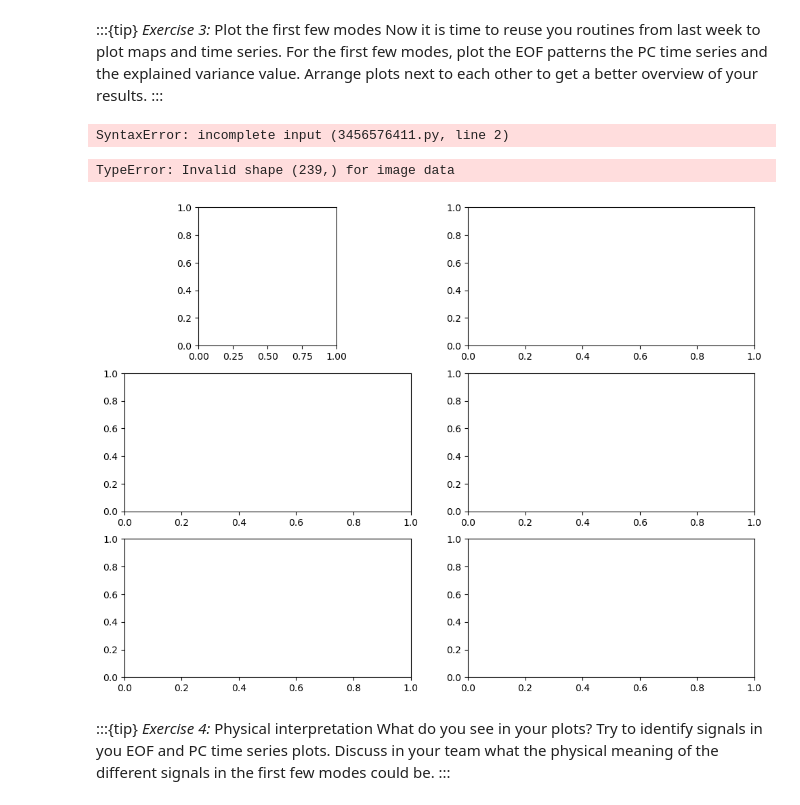
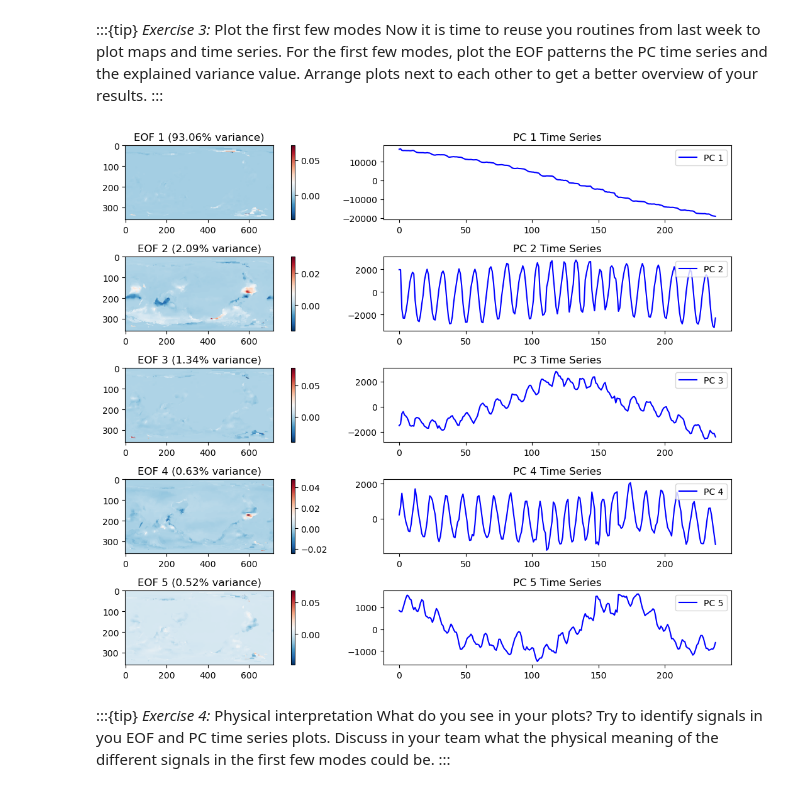
Before and after one commit to faehdy/Space_Data_Kernel, a Jupyter notebook: Grace/Homeworks/Homework_week_2_assignment.ipynb, the cells around one changed output. Drawn from its saved outputs; the diff is of its cells as text; code cells hidden in the pictures.

```diff
--- a/Grace/Homeworks/Homework_week_2_assignment.ipynb
+++ b/Grace/Homeworks/Homework_week_2_assignment.ipynb
@@ -76,7 +76,7 @@ from sklearn.decomposition import PCA
 from netCDF4 import num2date # converts the time variable ni the NetCDF into actual human.readable dates
 # %%
 # LOAD DATA
-file_path = '../../homework1/data/GRCTellus.JPL.200204_202411.GLO.RL06.3M.MSCNv04CRI.nc'
+file_path = '../homework1/data/GRCTellus.JPL.200204_202411.GLO.RL06.3M.MSCNv04CRI.nc'
 
 # Check if the file exists
 if os.path.exists(file_path):
@@ -85,6 +85,6 @@ else:
     raise FileNotFoundError(f"File not found: {file_path}")
 
 # short alternative, without checking the file path:
-mascons = nc.Dataset('../../homework1/data/GRCTellus.JPL.200204_202411.GLO.RL06.3M.MSCNv04CRI.nc')
+mascons = nc.Dataset('../homework1/data/GRCTellus.JPL.200204_202411.GLO.RL06.3M.MSCNv04CRI.nc')
 # %%
 # ARRANGING DATA TASK
@@ -144,35 +145,25 @@ explained_variance = pca.explained_variance_ratio_  # Get explained variance for
 :::{tip} _Exercise 3:_ Plot the first few modes
 Now it is time to reuse you routines from last week to plot maps and time series. For the first few modes, plot the EOF patterns the PC time series and the explained variance value. Arrange plots next to each other to get a better overview of your results.
 :::
-# %%
-print(len(data_centered[0]))
-print(len(data_centered[1])
-# %% [output]
-SyntaxError: incomplete input (3456576411.py, line 2)
 # %%
-
-n_lon = 239
 # Plot first 3 EOFs and their time series
-fig, axes = plt.subplots(3, 2, figsize=(12, 9))  # 3 rows, 2 columns
-
-
-for i in range(3):  # Plot first 3 EOFs and their time series
+fig, axes = plt.subplots(5, 2, figsize=(12, 9))  # 3 rows, 2 columns
+for i in range(5):  # Plot first 3 EOFs and their time series
     # EOF spatial pattern
-    eof_pattern = pca.components_[i].reshape(len(data_centered[0]))
+    eof_pattern = pca.components_[i].reshape(num_lat, num_lon)
     im = axes[i, 0].imshow(eof_pattern, cmap='RdBu_r')
     axes[i, 0].set_title(f'EOF {i+1} ({explained_variance[i]*100:.2f}% variance)')
     fig.colorbar(im, ax=axes[i, 0])
 
     # Principal component time series
     axes[i, 1].plot(transformed_data[:, i], label=f'PC {i+1}', color='b')
     axes[i, 1].set_title(f'PC {i+1} Time Series')
     axes[i, 1].legend()
 
 plt.tight_layout()
 plt.show()
 # %% [output]
-TypeError: Invalid shape (239,) for image data
-[figure, old version]
+[figure, new version]
 # %% [markdown]
 :::{tip} _Exercise 4:_ Physical interpretation
 What do you see in your plots? Try to identify signals in you EOF and PC time series plots. Discuss in your team what the physical meaning of the different signals in the first few modes could be.
```
Also changed, not shown: parts of 1 cell of this notebook.
